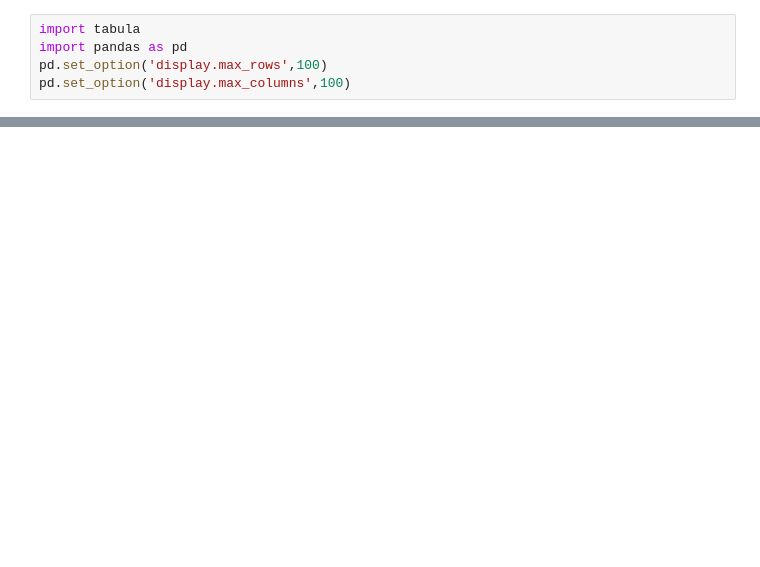
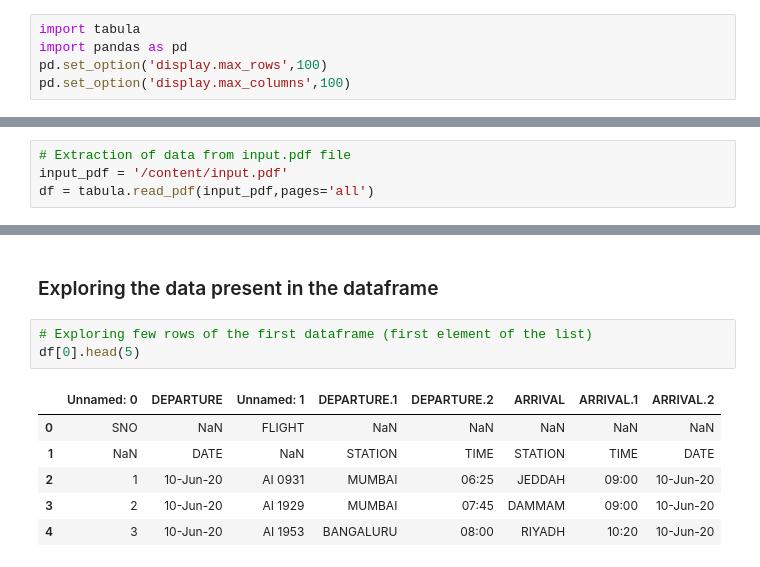
Before and after one commit to etegaurav/Projects, a Jupyter notebook: Extract_PDF_information_using_google_colab.ipynb, the cells around one changed output, grey strips where cells are left out. Saved outputs shown, nothing was run; the diff lists cells and outputs as text; blank space fills up the shorter version.

```diff
--- a/Extract_PDF_information_using_google_colab.ipynb
+++ b/Extract_PDF_information_using_google_colab.ipynb
@@ -224,0 +20,4 @@ output = df_phase3.to_excel('phase3_schedule.xlsx')
+# %%
+# Extraction of data from input.pdf file
+input_pdf = '/content/input.pdf'
+df = tabula.read_pdf(input_pdf,pages='all')
@@ -224,0 +57,12 @@ output = df_phase3.to_excel('phase3_schedule.xlsx')
+# %% [markdown]
+### Exploring the data present in the dataframe
+# %%
+# Exploring few rows of the first dataframe (first element of the list)
+df[0].head(5)
+# %% [output]
+|  | Unnamed: 0 | DEPARTURE | Unnamed: 1 | DEPARTURE.1 | DEPARTURE.2 | ARRIVAL | ARRIVAL.1 | ARRIVAL.2 |
+| 0 | SNO | NaN | FLIGHT | NaN | NaN | NaN | NaN | NaN |
+| 1 | NaN | DATE | NaN | STATION | TIME | STATION | TIME | DATE |
+| 2 | 1 | 10-Jun-20 | AI 0931 | MUMBAI | 06:25 | JEDDAH | 09:00 | 10-Jun-20 |
+| 3 | 2 | 10-Jun-20 | AI 1929 | MUMBAI | 07:45 | DAMMAM | 09:00 | 10-Jun-20 |
+| 4 | 3 | 10-Jun-20 | AI 1953 | BANGALURU | 08:00 | RIYADH | 10:20 | 10-Jun-20 |
```
Also changed, not shown: parts of 71 cells of this notebook.
